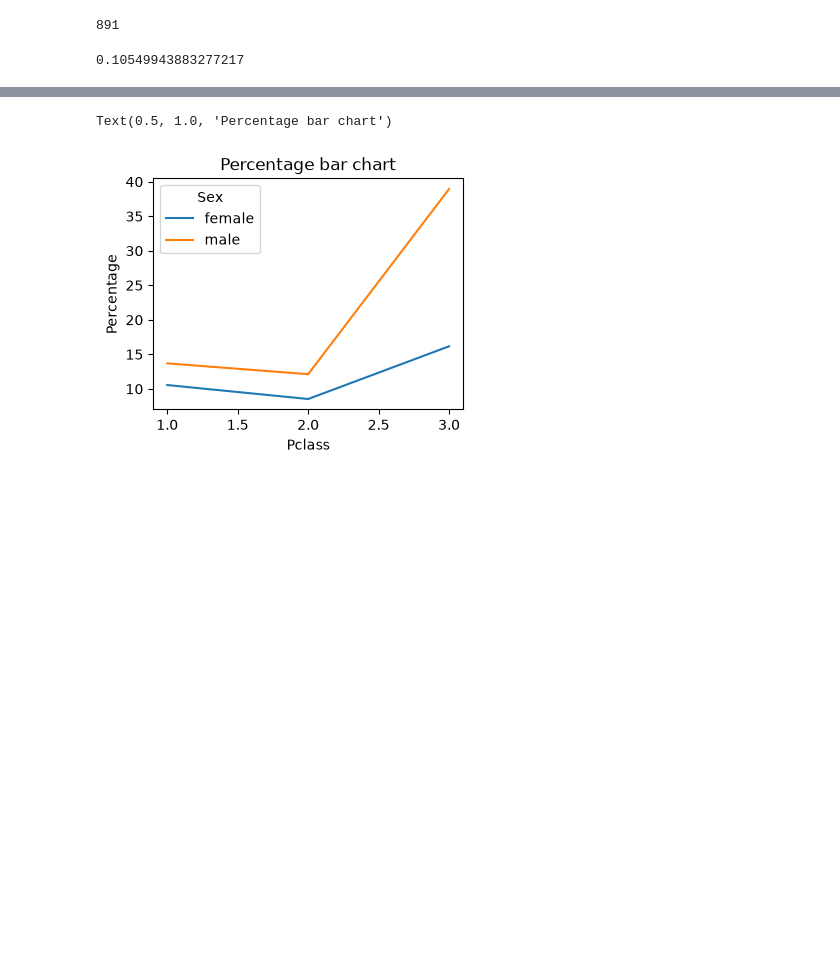
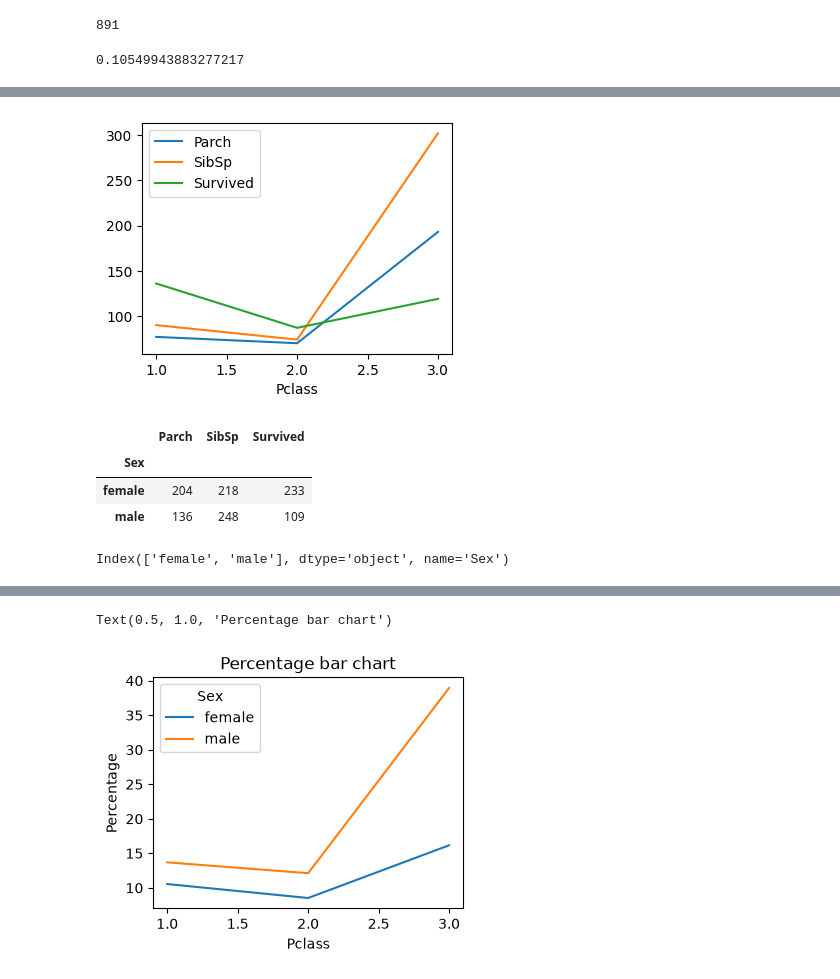
Before and after one commit to 007arjungangwar/Foundations-of-Data-Engineering-Sec2, a Jupyter notebook: Data_Visualization_matplotlib_plots_subplots_21_09_2026.ipynb, the cells around one changed output, grey strips where cells are left out. Saved outputs shown, nothing was run; the diff lists cells and outputs as text; code cells hidden in the pictures; blank space fills up the shorter version.

```diff
--- a/Data_Visualization_matplotlib_plots_subplots_21_09_2026.ipynb
+++ b/Data_Visualization_matplotlib_plots_subplots_21_09_2026.ipynb
@@ -192,0 +238,17 @@ Text(0.5, 1.0, 'Percentage bar chart')
+# %%
+df.groupby("Pclass")[["Parch","SibSp",'Survived']].sum().plot(kind='line', figsize=(4,3))
+plt.show()
+# %% [output]
+[figure, added]
+# %%
+details=df.groupby("Sex")[["Parch","SibSp",'Survived']].sum()
+details
+# %% [output]
+|  | Parch | SibSp | Survived |
+| Sex |  |  |  |
+| female | 204 | 218 | 233 |
+| male | 136 | 248 | 109 |
+# %%
+details.index
+# %% [output]
+Index(['female', 'male'], dtype='object', name='Sex')
```
Also changed, not shown: parts of 18 cells of this notebook.
